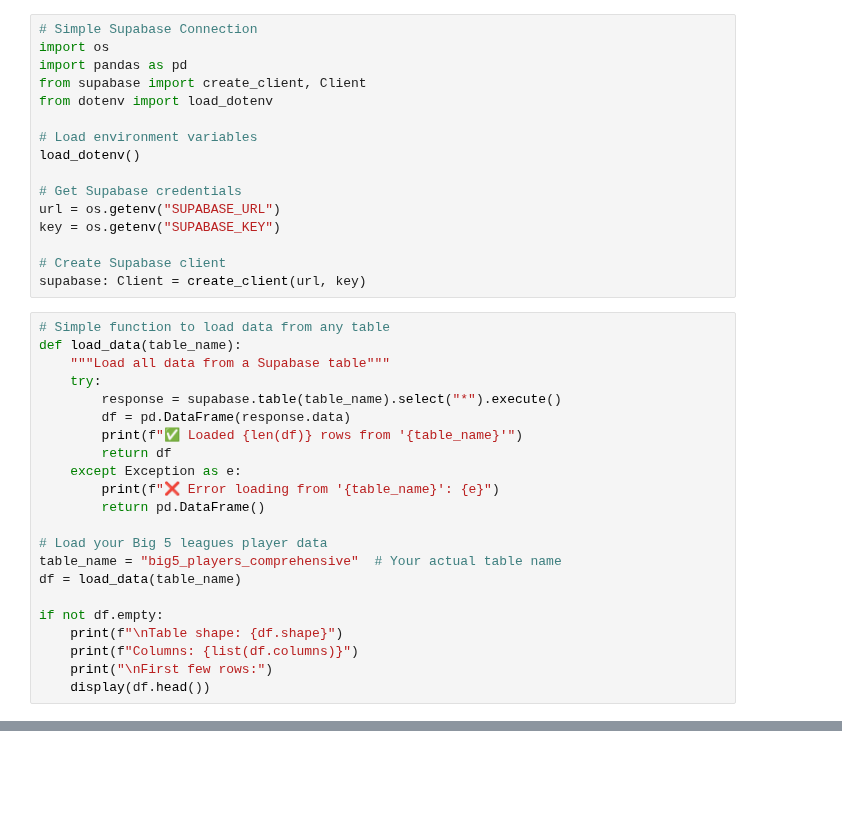
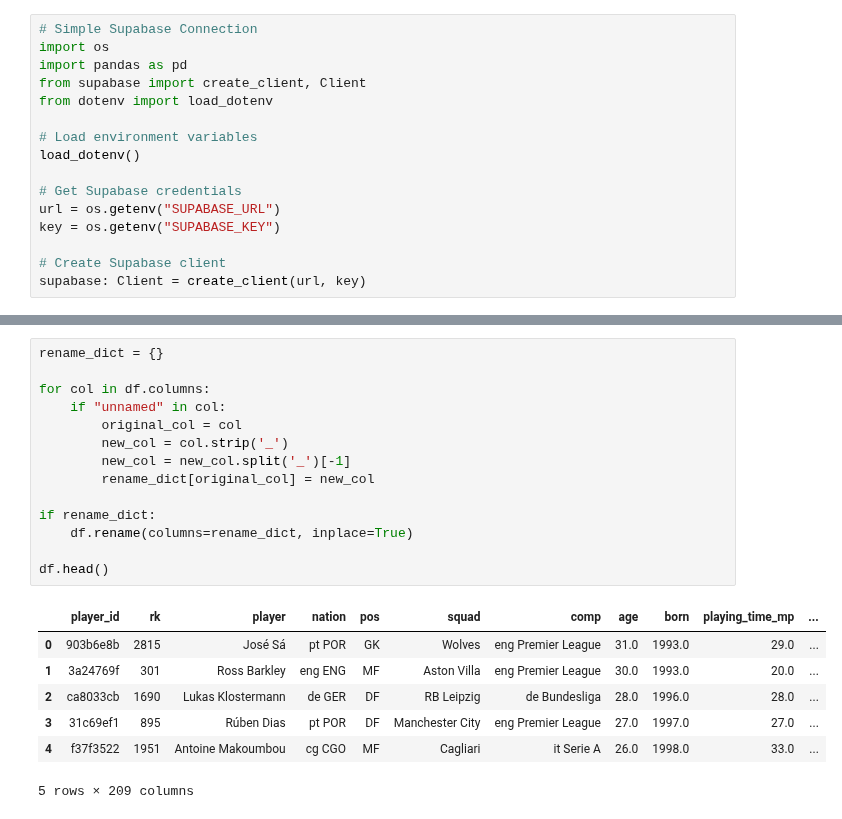
Before and after one commit to levokond/clustering-players-profiles, a Jupyter notebook: updated_db_loader.ipynb, the cells around one changed output, grey strips where cells are left out. Cells and saved outputs as stored; diff of their text form; blank space fills up the shorter version.

Commit message:
renamed all the columns

```diff
--- a/updated_db_loader.ipynb
+++ b/updated_db_loader.ipynb
@@ -14,25 +14,3 @@ key = os.getenv("SUPABASE_KEY")
 
 # Create Supabase client
 supabase: Client = create_client(url, key)
-# %%
-# Simple function to load data from any table
-def load_data(table_name):
-    """Load all data from a Supabase table"""
-    try:
-        response = supabase.table(table_name).select("*").execute()
-        df = pd.DataFrame(response.data)
-        print(f"✅ Loaded {len(df)} rows from '{table_name}'")
-        return df
-    except Exception as e:
-        print(f"❌ Error loading from '{table_name}': {e}")
-        return pd.DataFrame()
-
-# Load your Big 5 leagues player data
-table_name = "big5_players_comprehensive"  # Your actual table name
-df = load_data(table_name)
-
-if not df.empty:
-    print(f"\nTable shape: {df.shape}")
-    print(f"Columns: {list(df.columns)}")
-    print("\nFirst few rows:")
-    display(df.head())
@@ -52,0 +104,22 @@ First few rows:
+# %%
+rename_dict = {}
+
+for col in df.columns:
+    if "unnamed" in col:
+        original_col = col
+        new_col = col.strip('_')
+        new_col = new_col.split('_')[-1]
+        rename_dict[original_col] = new_col
+
+if rename_dict:
+    df.rename(columns=rename_dict, inplace=True)
+
+df.head()
+# %% [output]
+|  | player_id | rk | player | nation | pos | squad | comp | age | born | playing_time_mp | ... |
+| 0 | 903b6e8b | 2815 | José Sá | pt POR | GK | Wolves | eng Premier League | 31.0 | 1993.0 | 29.0 | ... |
+| 1 | 3a24769f | 301 | Ross Barkley | eng ENG | MF | Aston Villa | eng Premier League | 30.0 | 1993.0 | 20.0 | ... |
+| 2 | ca8033cb | 1690 | Lukas Klostermann | de GER | DF | RB Leipzig | de Bundesliga | 28.0 | 1996.0 | 28.0 | ... |
+| 3 | 31c69ef1 | 895 | Rúben Dias | pt POR | DF | Manchester City | eng Premier League | 27.0 | 1997.0 | 27.0 | ... |
+| 4 | f37f3522 | 1951 | Antoine Makoumbou | cg CGO | MF | Cagliari | it Serie A | 26.0 | 1998.0 | 33.0 | ... |
+5 rows × 209 columns
```
Also changed, not shown: parts of 7 cells of this notebook.
